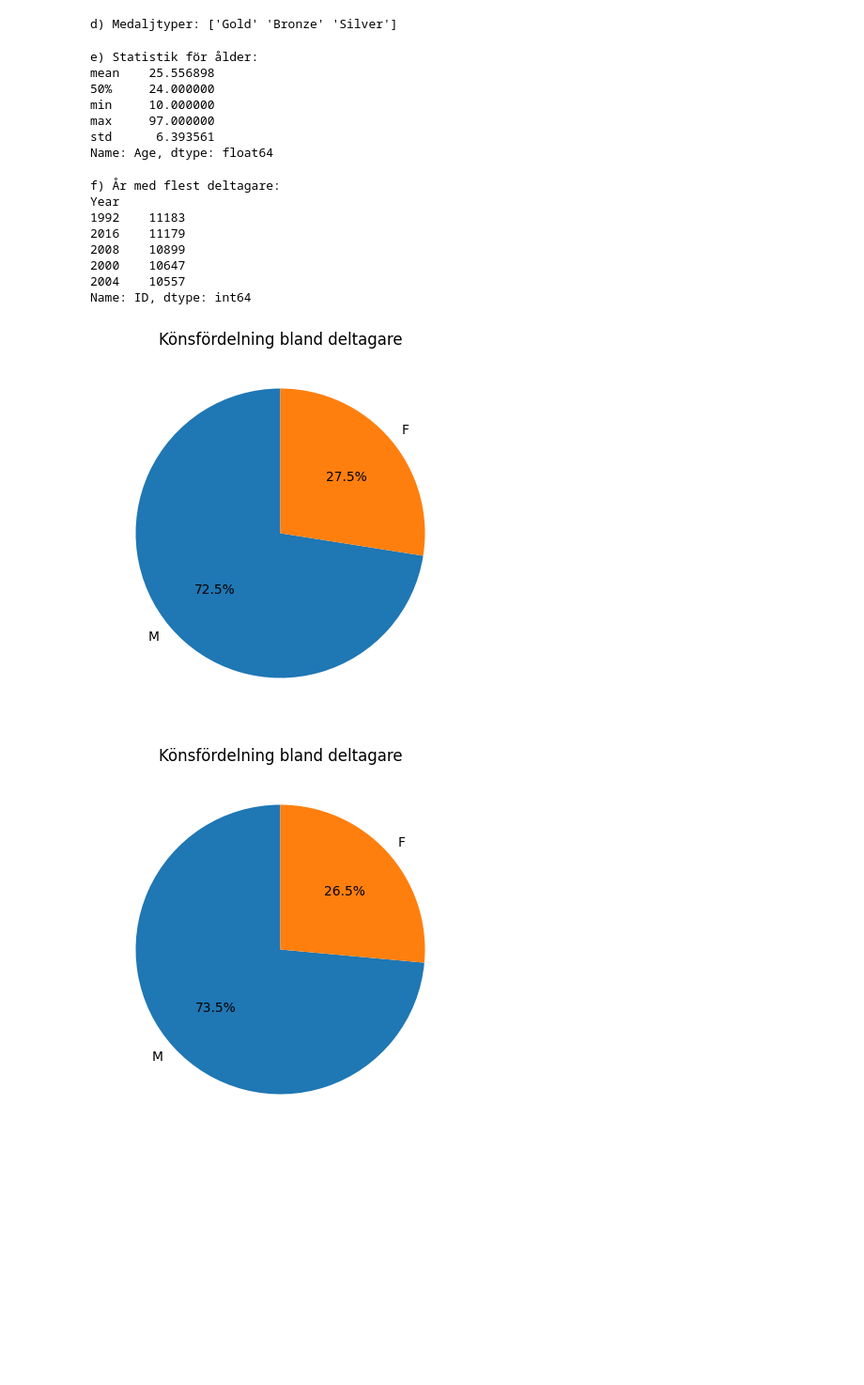
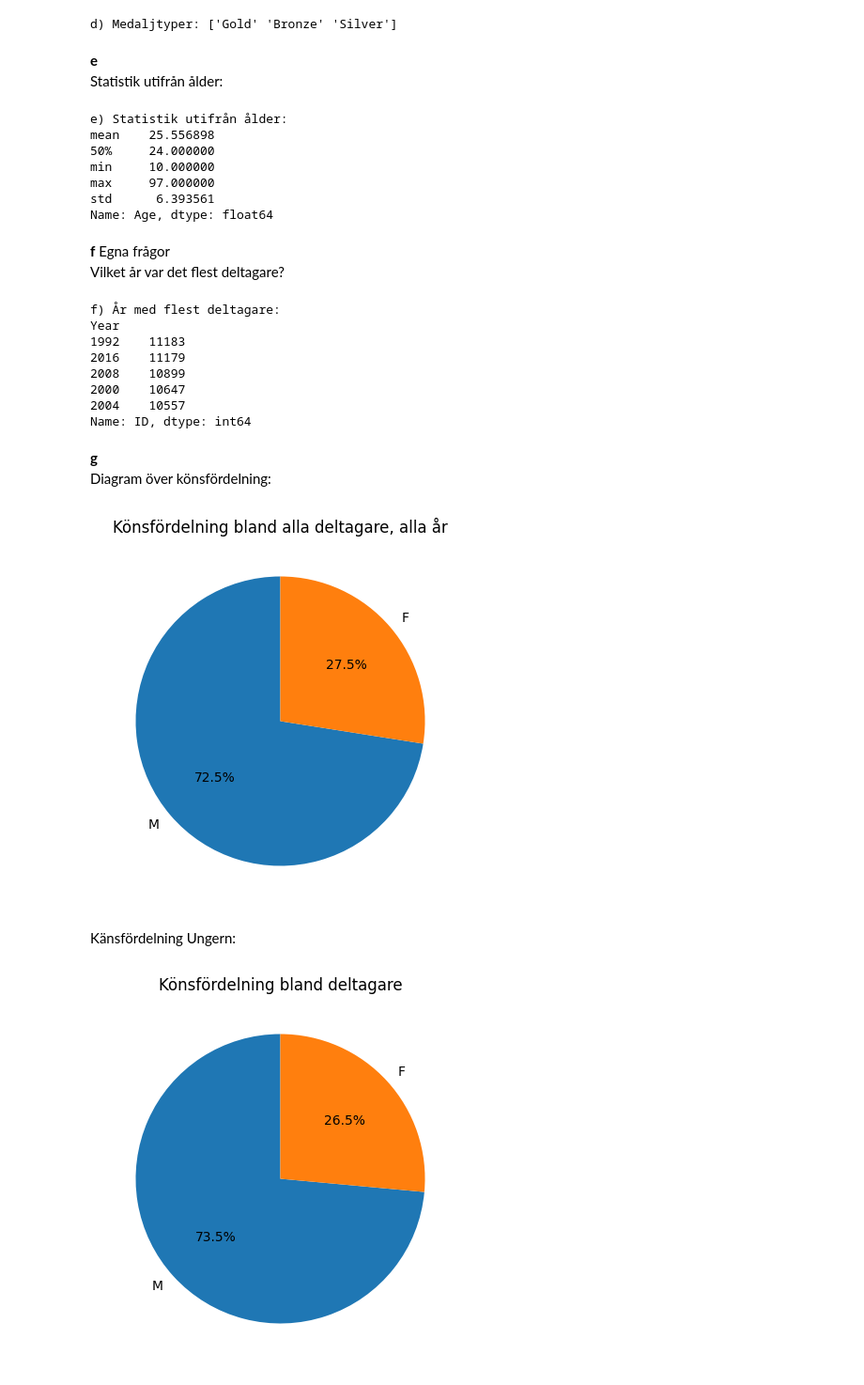
Before and after one commit to F-Degerman/data-mining-FANNY-DEGERMAN, a Jupyter notebook: Projekt_OS/Projekt_OS.ipynb, the cells around one changed output. Shown: that part at 94% size. Saved outputs shown, nothing was run; the diff lists cells and outputs as text; code cells hidden in the pictures; blank space fills up the shorter version.

```diff
--- a/Projekt_OS/Projekt_OS.ipynb
+++ b/Projekt_OS/Projekt_OS.ipynb
@@ -73,17 +89,22 @@ medals = athletes['Medal'].dropna().unique()
 print(f"d) Medaljtyper: {medals}")
 # %% [output]
 d) Medaljtyper: ['Gold' 'Bronze' 'Silver']
+# %% [markdown]
+**e**
+Statistik utifrån ålder:
 # %%
-# --- e. Statistik för åldern ---
-age_stats = athletes['Age'].describe()
-print("e) Statistik för ålder:")
+age_stats = data['Age'].describe()
+print("e) Statistik utifrån ålder:")
 print(age_stats[['mean', '50%', 'min', 'max', 'std']])
 # %% [output]
-e) Statistik för ålder:
+e) Statistik utifrån ålder:
 mean    25.556898
 50%     24.000000
 min     10.000000
 max     97.000000
 std      6.393561
 Name: Age, dtype: float64
+# %% [markdown]
+**f** Egna frågor
+Vilket år var det flest deltagare?
 # %%
@@ -101,16 +120,20 @@ Year
 2000    10647
 2004    10557
 Name: ID, dtype: int64
+# %% [markdown]
+**g**
+Diagram över könsfördelning:
 # %%
-# --- g. Diagram över könsfördelningen ---
-gender_counts = athletes['Sex'].value_counts()
+gender_counts = data['Sex'].value_counts()
 plt.figure(figsize=(5,5))
 gender_counts.plot(kind='pie', autopct='%1.1f%%', startangle=90)
-plt.title("Könsfördelning bland deltagare")
+plt.title("Könsfördelning bland alla deltagare, alla år")
 plt.ylabel("")  # ta bort y-etikett
 plt.show()
 # %% [output]
-[figure, old version]
+[figure, new version]
+# %% [markdown]
+Känsfördelning Ungern:
 # %%
 gender_counts = hungary['Sex'].value_counts()
 plt.figure(figsize=(5,5))
```
Also changed, not shown: parts of 31 cells of this notebook, 8 other files.
